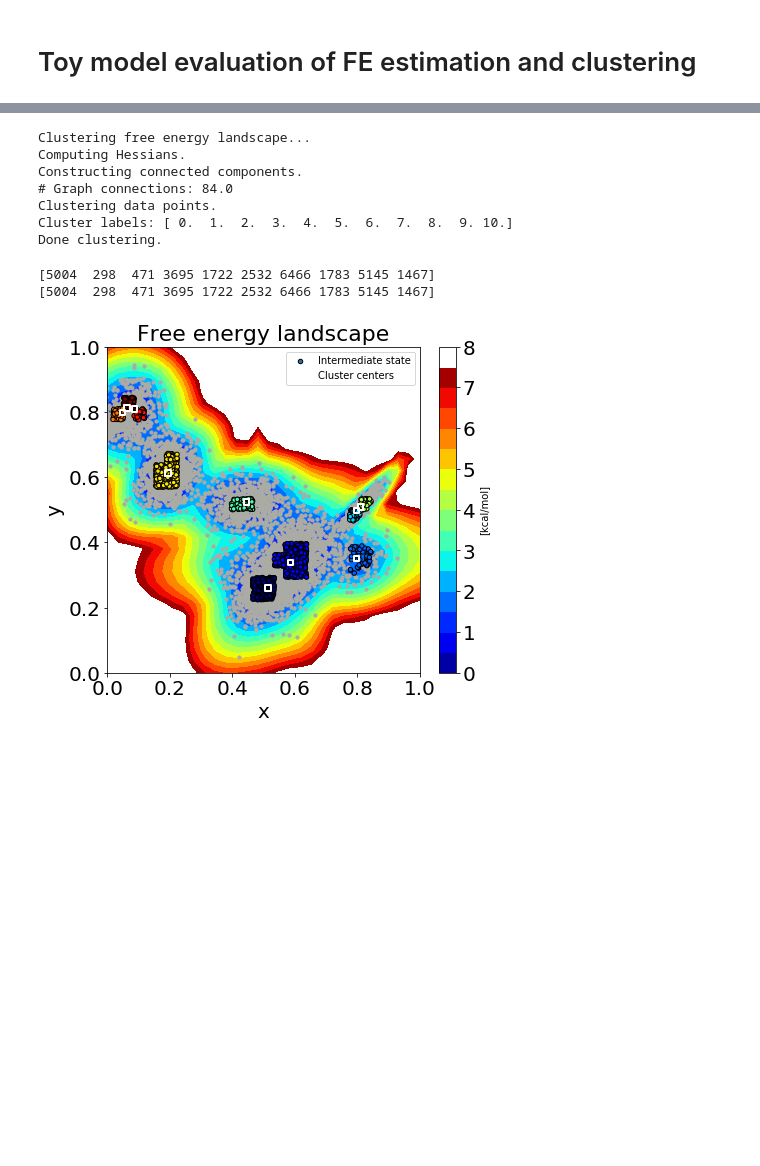
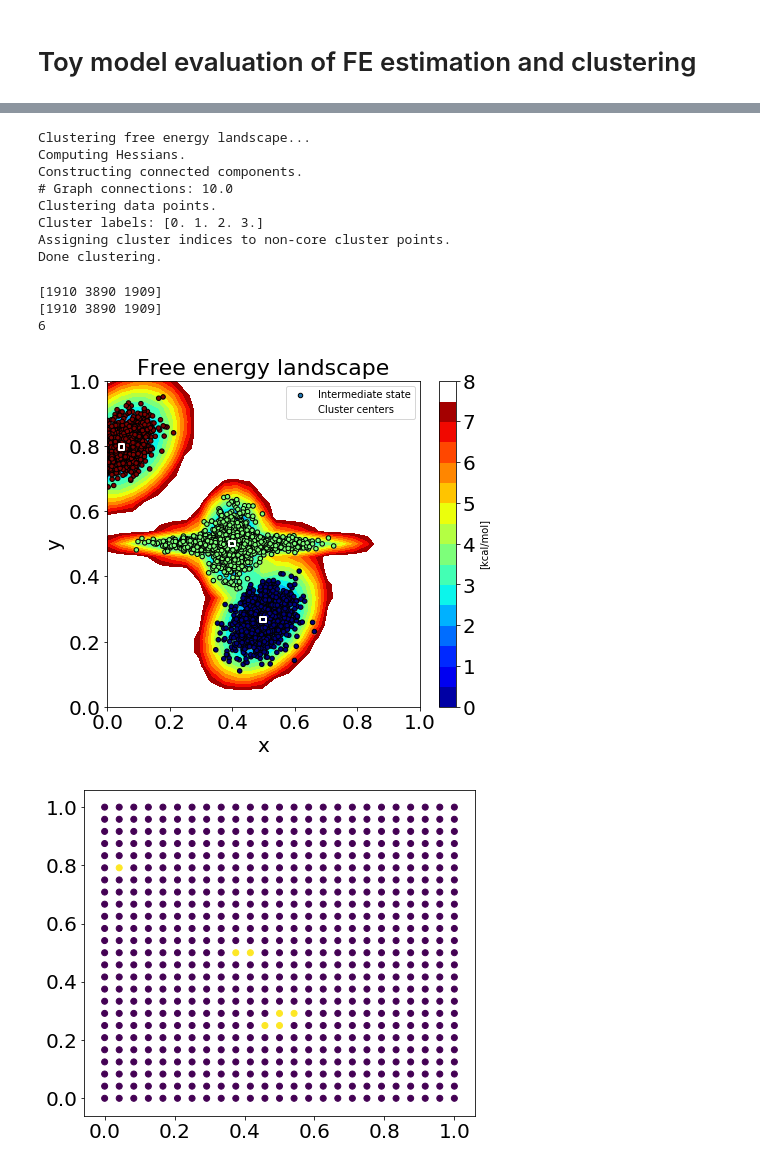
Before and after one commit to anniewesterlund/InfleCS-free-energy-clustering-tutorial, a Jupyter notebook: toy_model_evaluation.ipynb, the cells around one changed output, grey strips where cells are left out. Cells and saved outputs as stored; diff of their text form; code cells hidden in the pictures; blank space fills up the shorter version.

```diff
--- a/toy_model_evaluation.ipynb
+++ b/toy_model_evaluation.ipynb
@@ -21,6 +23,6 @@ x_lims = [[0,1],[0,1]]
 # %%
 # Sample from model
-data = tm.sample(1000)
+data = tm.sample(6000)
 
 # Compute true density at points
 data_density = tm.density(data)
@@ -56,3 +63,8 @@ Density grid shape: (30, 30)
 # %%
 # Cluster data
-labels, cluster_centers = true_fe.cluster(coords,FE_points,data)
+if hasattr(tm,"assign_cluster_labels"):
+    labels = tm.assign_cluster_labels(data)
+    true_fe.labels_=labels
+else:
+    #labels, cluster_centers = true_fe.cluster(coords,FE_points,data,assign_transition_points=True)
+    labels, cluster_centers = true_fe.cluster(data,FE_points,assign_transition_points=False)
@@ -75,8 +80,8 @@ print(cluster_centers)
 # Estimate free energy and clustering with GMM and cross-validation
 stack_landscapes = True
 
-gmm_FE = GMM_FE.FreeEnergy(data,min_n_components=6,max_n_components=25, n_components_step=2, x_lims=true_fe.x_lims_,
-                           n_grids=true_fe.nx_, stack_landscapes=stack_landscapes, n_iterations=3, covergence_tol=1e-6)
+gmm_FE = GMM_FE.FreeEnergy(data,min_n_components=6,max_n_components=25, n_components_step=1, x_lims=true_fe.x_lims_,
+                           n_grids=true_fe.nx_, stack_landscapes=stack_landscapes, n_iterations=3, convergence_tol=1e-3, n_splits=1)
 
 est_coords, est_FE_landscape, est_FE_points = gmm_FE.landscape()
 # %% [output]
@@ -144,22 +137,27 @@ Density grid shape: (30, 30)
 # %%
 # Cluster based on estimated density model
-est_labels, est_cluster_centers = gmm_FE.cluster(est_coords,est_FE_points,data)
+est_labels, est_cluster_centers = gmm_FE.cluster(coords,est_FE_points,data,assign_transition_points=True)
 # %% [output]
 Clustering free energy landscape...
 Computing Hessians.
 Constructing connected components.
-# Graph connections: 84.0
+# Graph connections: 10.0
 Clustering data points.
-Cluster labels: [ 0.  1.  2.  3.  4.  5.  6.  7.  8.  9. 10.]
+Cluster labels: [0. 1. 2. 3.]
+Assigning cluster indices to non-core cluster points.
 Done clustering.
 # %%
 print(gmm_FE.cluster_centers_)
 gmm_FE.visualize(show_data=True)
+plt.figure(2)
+plt.scatter(gmm_FE.cl_.grid_points_[:,0],gmm_FE.cl_.grid_points_[:,1],c=gmm_FE.is_FE_min)
 print(est_cluster_centers)
 if not(stack_landscapes):
     print(gmm_FE.density_est_.n_components_)
 # %% [output]
-[5004  298  471 3695 1722 2532 6466 1783 5145 1467]
-[5004  298  471 3695 1722 2532 6466 1783 5145 1467]
+[1910 3890 1909]
+[1910 3890 1909]
+6
-[figure, old version]
+[figure, new version]
+[figure, added]
 # %%
```
Also changed, not shown: parts of 11 cells of this notebook, 10 other files.
